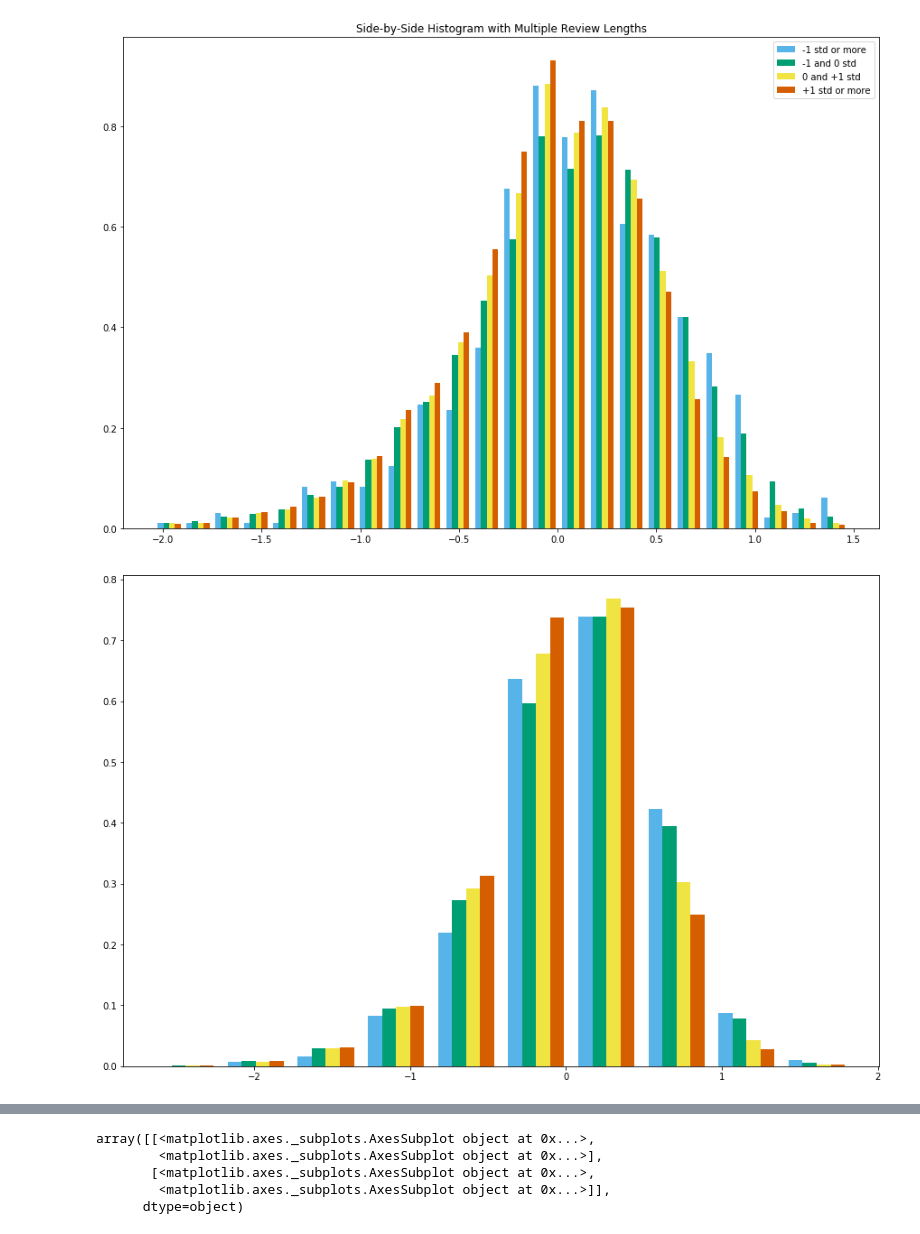
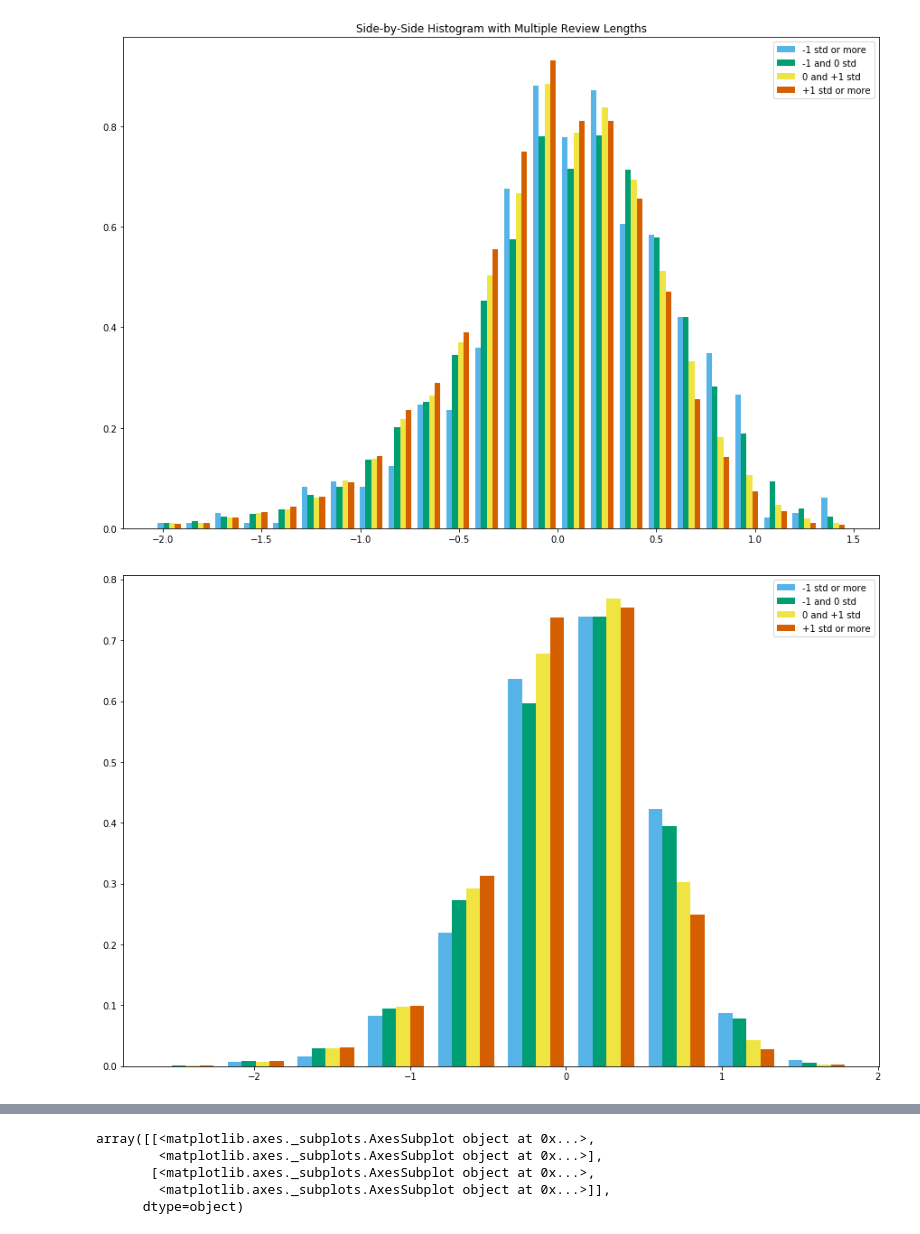
Before and after one commit to bdorsey2/yelp_reviewer_toughness, a Jupyter notebook: Plots.ipynb, the cells around one changed output, grey strips where cells are left out. Drawn from its saved outputs; the diff is of its cells as text; code cells hidden in the pictures.

Commit message:
Plots

```diff
--- a/Plots.ipynb
+++ b/Plots.ipynb
@@ -133,13 +133,14 @@ Text(0.5, 1.0, 'Side-by-Side Histogram with Multiple Review Lengths')
 # %%
 x1 = list(delta_reviews2[delta_reviews2['len_std'] == "-1 std or more"]['avg_star_delta'])
 x2 = list(delta_reviews2[delta_reviews2['len_std'] == "-1 and 0 std"]['avg_star_delta'])
 x3 = list(delta_reviews2[delta_reviews2['len_std'] == "0 and +1 std"]['avg_star_delta'])
 x4 = list(delta_reviews2[delta_reviews2['len_std'] == "+1 std or more"]['avg_star_delta'])
 
 colors = ['#56B4E9', '#009E73', '#F0E442', '#D55E00']
 names = ["-1 std or more", "-1 and 0 std", "0 and +1 std", "+1 std or more"]
 plt.figure(figsize=(15,10))
-n, bins, patches = plt.hist( [x1,x2, x3, x4], 10, histtype='bar', density=True, color = colors, label=names) #weights=[w0, w1, w2],
+n, bins, patches = plt.hist( [x1,x2, x3, x4], 10, histtype='bar', density=True, color = colors, label=names)
+plt.legend()
 plt.show()
 # %% [output]
-[figure, old version]
+[figure, new version]
```
Also changed, not shown: parts of 1 cell of this notebook.
